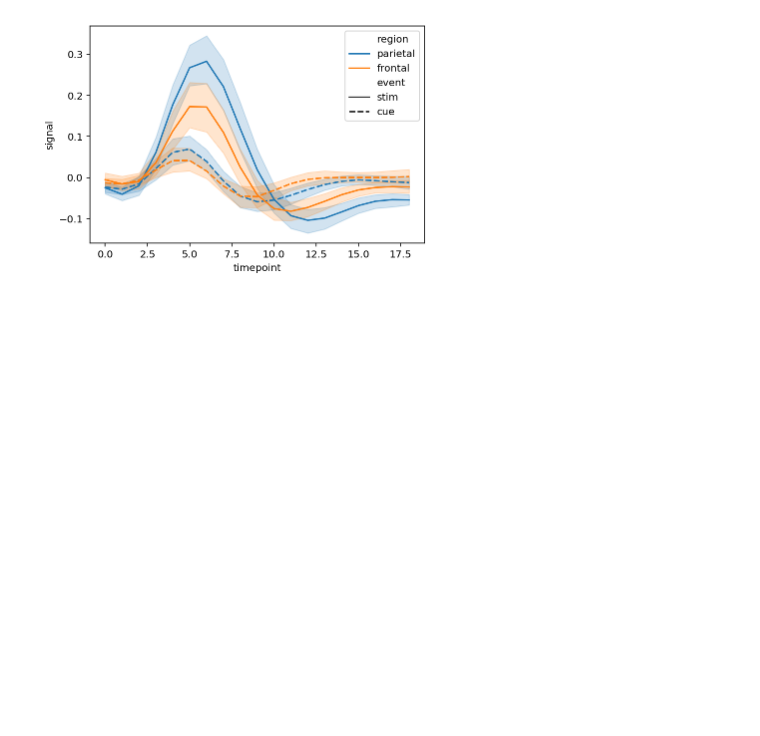
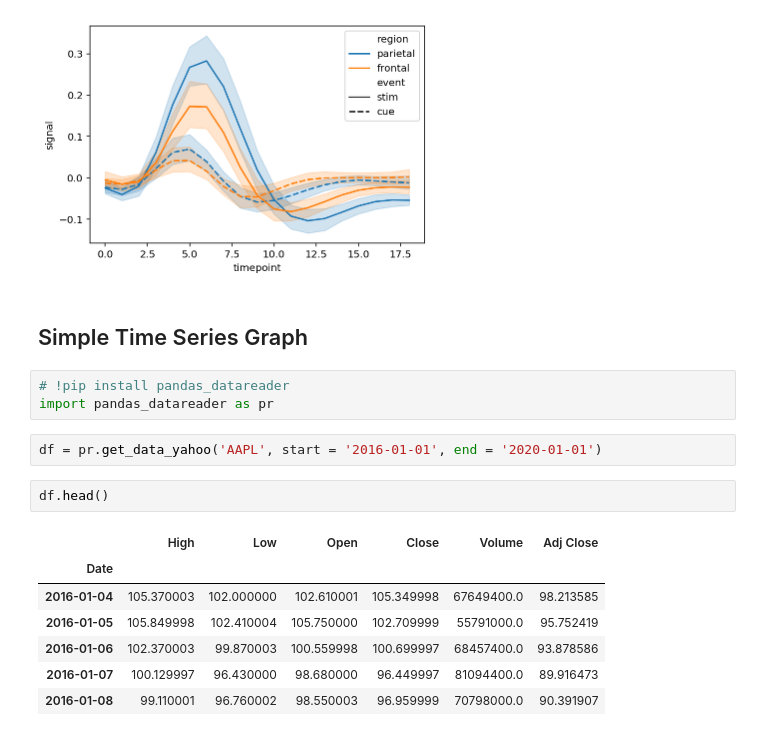
Before and after one commit to bevirgen/Data-Science---Artificial-Intelligence, a Jupyter notebook: 1. Python/2. Dr. M. Vahit Keskin/4. Eda and Visualize Basics/eda.ipynb, the cells around one changed output. Saved outputs shown, nothing was run; the diff lists cells and outputs as text; blank space fills up the shorter version.

```diff
--- a/1. Python/2. Dr. M. Vahit Keskin/4. Eda and Visualize Basics/eda.ipynb
+++ b/1. Python/2. Dr. M. Vahit Keskin/4. Eda and Visualize Basics/eda.ipynb
@@ -687,3 +687,20 @@ sns.lineplot(df['timepoint'],
              style =df['event']);
 # %% [output]
 [figure]
+# %% [markdown]
+## Simple Time Series Graph
+# %%
+# !pip install pandas_datareader
+import pandas_datareader as pr
+# %%
+df = pr.get_data_yahoo('AAPL', start = '2016-01-01', end = '2020-01-01')
+# %%
+df.head()
+# %% [output]
+|  | High | Low | Open | Close | Volume | Adj Close |
+| Date |  |  |  |  |  |  |
+| 2016-01-04 | 105.370003 | 102.000000 | 102.610001 | 105.349998 | 67649400.0 | 98.213585 |
+| 2016-01-05 | 105.849998 | 102.410004 | 105.750000 | 102.709999 | 55791000.0 | 95.752419 |
+| 2016-01-06 | 102.370003 | 99.870003 | 100.559998 | 100.699997 | 68457400.0 | 93.878586 |
+| 2016-01-07 | 100.129997 | 96.430000 | 98.680000 | 96.449997 | 81094400.0 | 89.916473 |
+| 2016-01-08 | 99.110001 | 96.760002 | 98.550003 | 96.959999 | 70798000.0 | 90.391907 |
```
Also changed, not shown: parts of 10 cells of this notebook.
